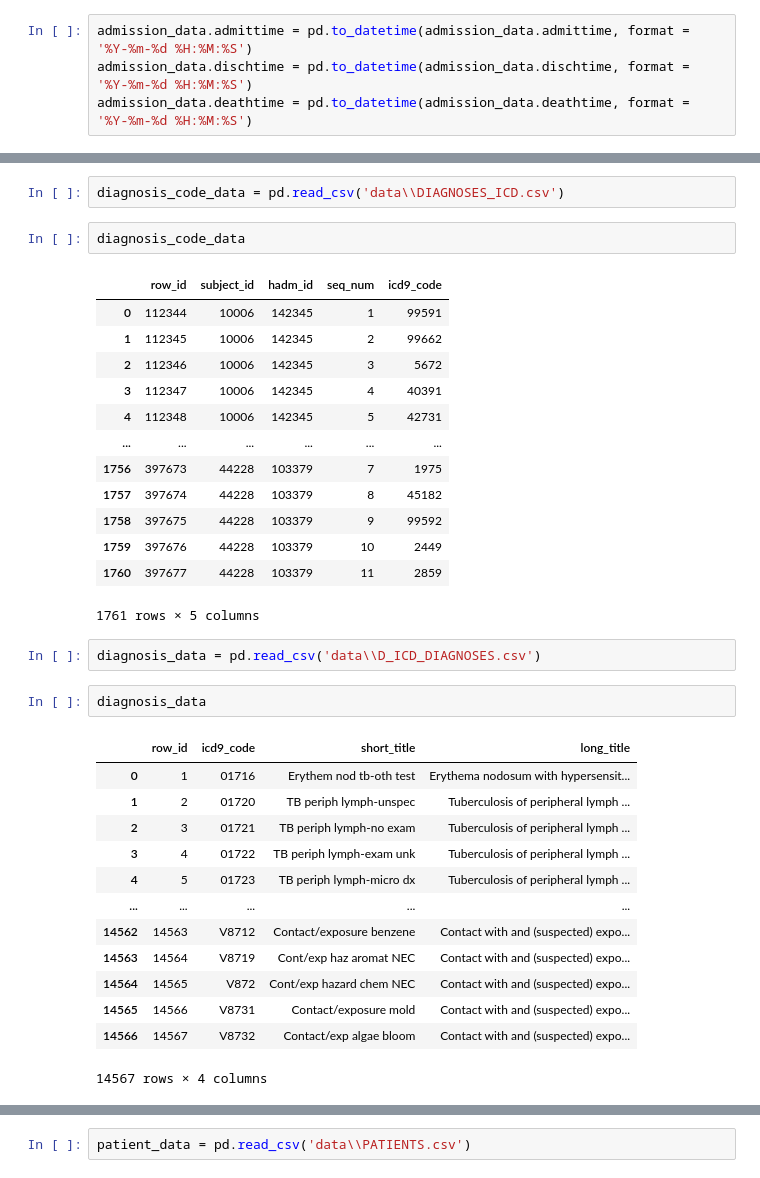
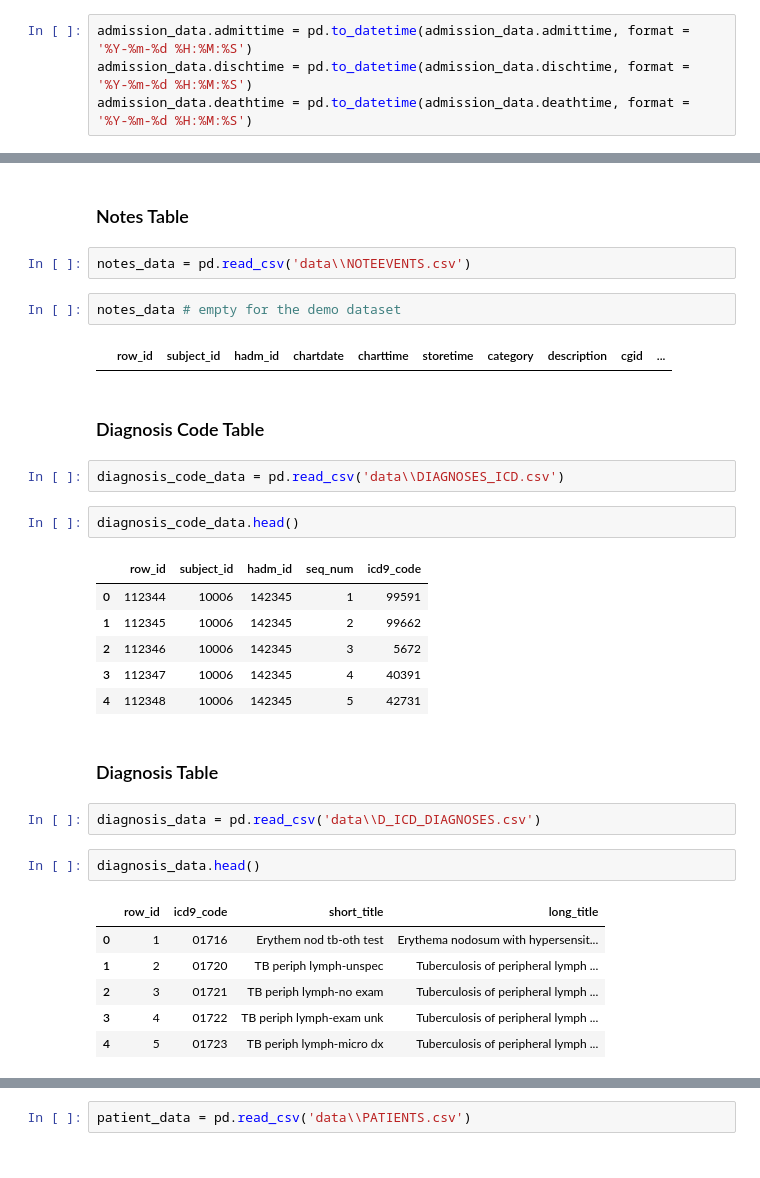
Before and after one commit to Assassinsarms/Disease-Prognosis-Prediction-using-Longitudinal-Electronic-Health-Records-and-Gated-Recurrent-Units, a Jupyter notebook: Aaron_Mir_INM706_Coursework.ipynb, the cells around one changed output, grey strips where cells are left out. Cells and saved outputs as stored; diff of their text form.

```diff
--- a/Aaron_Mir_INM706_Coursework.ipynb
+++ b/Aaron_Mir_INM706_Coursework.ipynb
@@ -61,25 +106,30 @@ NULL date entries in discharge column: 0
+# %% [markdown]
+### Notes Table
+# %%
+notes_data = pd.read_csv('data\\NOTEEVENTS.csv')
+# %%
+notes_data # empty for the demo dataset
+# %% [output]
+|  | row_id | subject_id | hadm_id | chartdate | charttime | storetime | category | description | cgid | ... |
+# %% [markdown]
+### Diagnosis Code Table
 # %%
 diagnosis_code_data = pd.read_csv('data\\DIAGNOSES_ICD.csv')
 # %%
-diagnosis_code_data
+diagnosis_code_data.head()
 # %% [output]
 |  | row_id | subject_id | hadm_id | seq_num | icd9_code |
 | 0 | 112344 | 10006 | 142345 | 1 | 99591 |
 | 1 | 112345 | 10006 | 142345 | 2 | 99662 |
 | 2 | 112346 | 10006 | 142345 | 3 | 5672 |
 | 3 | 112347 | 10006 | 142345 | 4 | 40391 |
 | 4 | 112348 | 10006 | 142345 | 5 | 42731 |
-| ... | ... | ... | ... | ... | ... |
-| 1756 | 397673 | 44228 | 103379 | 7 | 1975 |
-| 1757 | 397674 | 44228 | 103379 | 8 | 45182 |
-| 1758 | 397675 | 44228 | 103379 | 9 | 99592 |
-| 1759 | 397676 | 44228 | 103379 | 10 | 2449 |
-| 1760 | 397677 | 44228 | 103379 | 11 | 2859 |
-1761 rows × 5 columns
+# %% [markdown]
+### Diagnosis Table
 # %%
 diagnosis_data = pd.read_csv('data\\D_ICD_DIAGNOSES.csv')
 # %%
-diagnosis_data
+diagnosis_data.head()
 # %% [output]
 |  | row_id | icd9_code | short_title | long_title |
 | 0 | 1 | 01716 | Erythem nod tb-oth test | Erythema nodosum with hypersensit... |
@@ -87,10 +137,3 @@ diagnosis_data
 | 2 | 3 | 01721 | TB periph lymph-no exam | Tuberculosis of peripheral lymph ... |
 | 3 | 4 | 01722 | TB periph lymph-exam unk | Tuberculosis of peripheral lymph ... |
 | 4 | 5 | 01723 | TB periph lymph-micro dx | Tuberculosis of peripheral lymph ... |
-| ... | ... | ... | ... | ... |
-| 14562 | 14563 | V8712 | Contact/exposure benzene | Contact with and (suspected) expo... |
-| 14563 | 14564 | V8719 | Cont/exp haz aromat NEC | Contact with and (suspected) expo... |
-| 14564 | 14565 | V872 | Cont/exp hazard chem NEC | Contact with and (suspected) expo... |
-| 14565 | 14566 | V8731 | Contact/exposure mold | Contact with and (suspected) expo... |
-| 14566 | 14567 | V8732 | Contact/exp algae bloom | Contact with and (suspected) expo... |
-14567 rows × 4 columns
```
Also changed, not shown: parts of 31 cells of this notebook.
